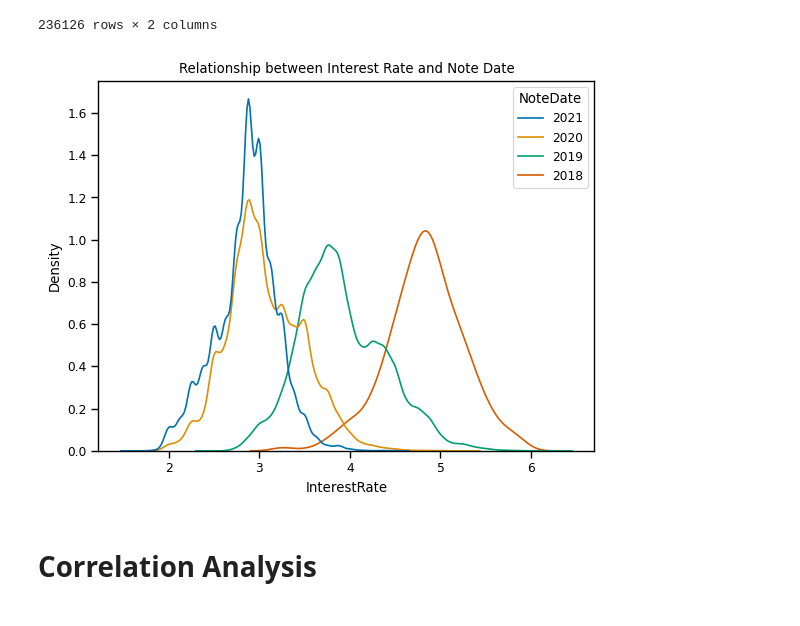
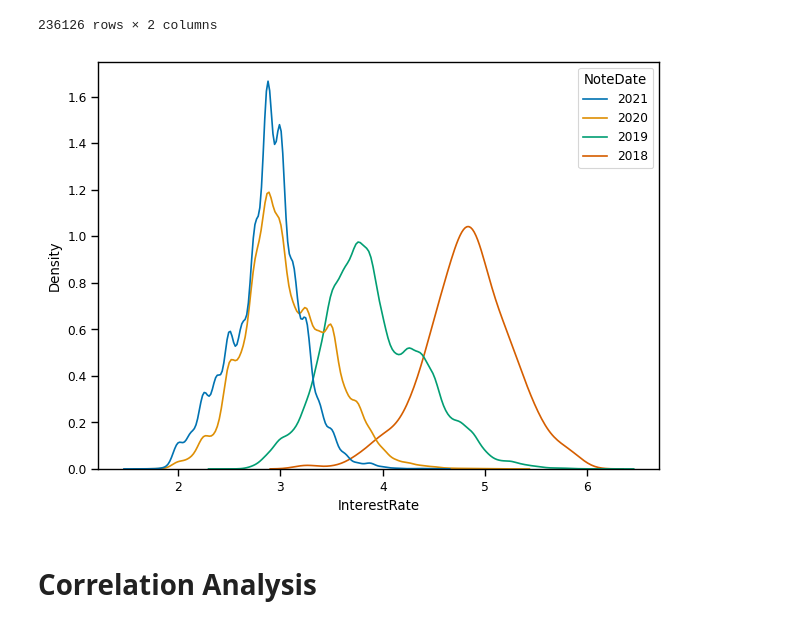
Before and after one commit to frafuria/GH_TEHSIS, a Jupyter notebook: CODICE/1_dataset/1_cleaning_exploratory_analysis.ipynb, the cells around one changed output. Drawn from its saved outputs; the diff is of its cells as text; code cells hidden in the pictures.

Commit message:
new figures

```diff
--- a/CODICE/1_dataset/1_cleaning_exploratory_analysis.ipynb
+++ b/CODICE/1_dataset/1_cleaning_exploratory_analysis.ipynb
@@ -659,11 +661,12 @@ dist_
 236126 rows × 2 columns
 # %%
 sns.kdeplot(data=dist_, x="InterestRate", hue="NoteDate", hue_order=[2021,2020,2019,2018],palette=colors,bw_adjust=1.4,
-            common_norm=False, fill=False).set(title='Relationship between Interest Rate and Note Date')
-plt.savefig('int_years.png')
+            common_norm=False, fill=False)#.set(title='Relationship between Interest Rate and Note Date')
+plt.tight_layout()
+plt.savefig('images/int_years.png')
 plt.show()
 # %% [output]
-[figure, old version]
+[figure, new version]
 # %% [markdown]
 # Correlation Analysis
 # %% [markdown]
```
Also changed, not shown: parts of 10 cells of this notebook, 11 other files.
